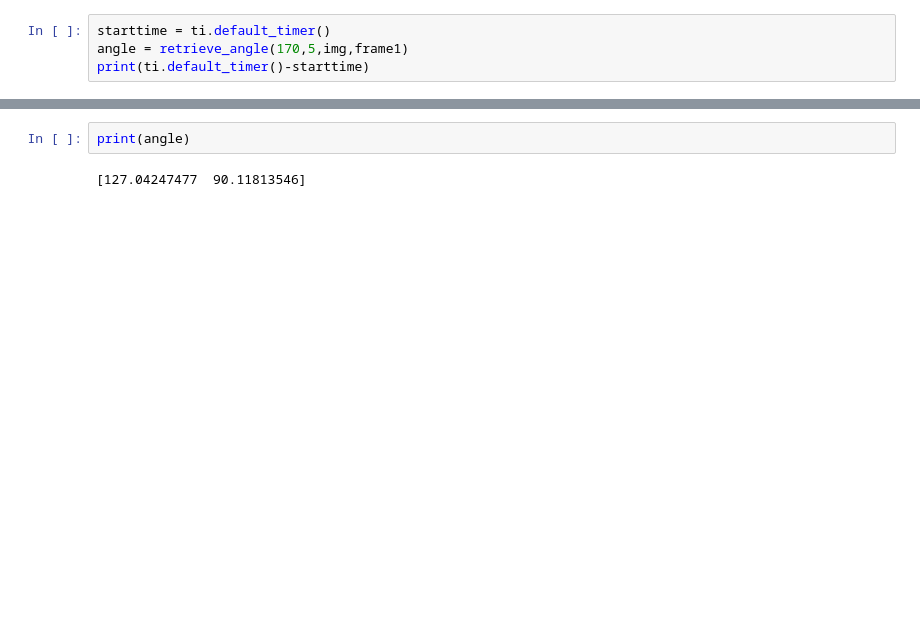
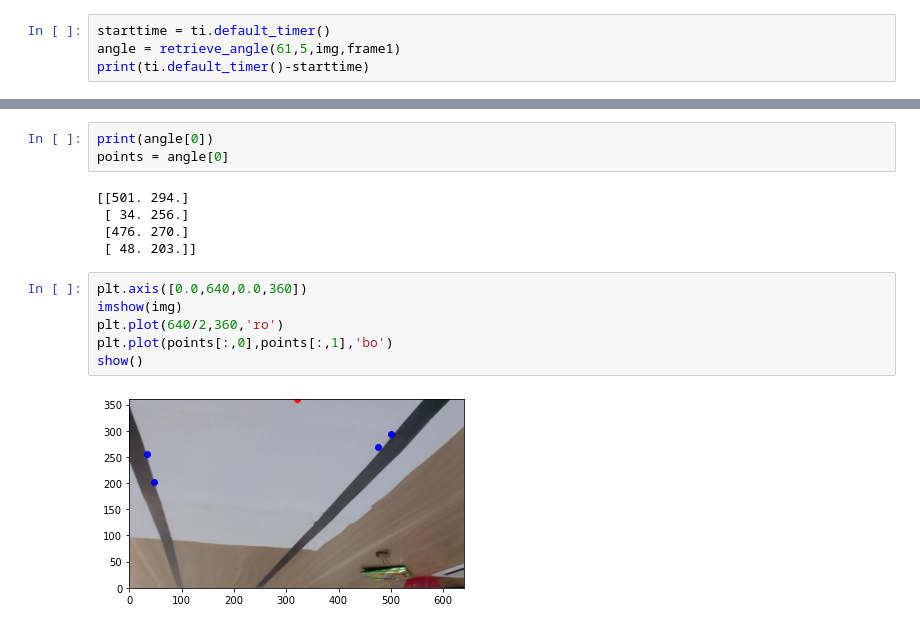
Before and after one commit to ChheangL/carCode, a Jupyter notebook: Demo.ipynb, the cells around one changed output, grey strips where cells are left out. Saved outputs shown, nothing was run; the diff lists cells and outputs as text; blank space fills up the shorter version.

```diff
--- a/Demo.ipynb
+++ b/Demo.ipynb
@@ -14,5 +42,5 @@ data = frame1.get_data(img,5)
 # %%
 starttime = ti.default_timer()
-angle = retrieve_angle(170,5,img,frame1)
+angle = retrieve_angle(61,5,img,frame1)
 print(ti.default_timer()-starttime)
 # %% [output]
@@ -20,4 +61,16 @@ print(ti.default_timer()-starttime)
-# %%
-print(angle)
-# %% [output]
-[127.04247477  90.11813546]
+# %%
+print(angle[0])
+points = angle[0]
+# %% [output]
+[[501. 294.]
+ [ 34. 256.]
+ [476. 270.]
+ [ 48. 203.]]
+# %%
+plt.axis([0.0,640,0.0,360])
+imshow(img)
+plt.plot(640/2,360,'ro')
+plt.plot(points[:,0],points[:,1],'bo')
+show()
+# %% [output]
+[figure, added]
```
Also changed, not shown: parts of 12 cells of this notebook, 5 other files.
